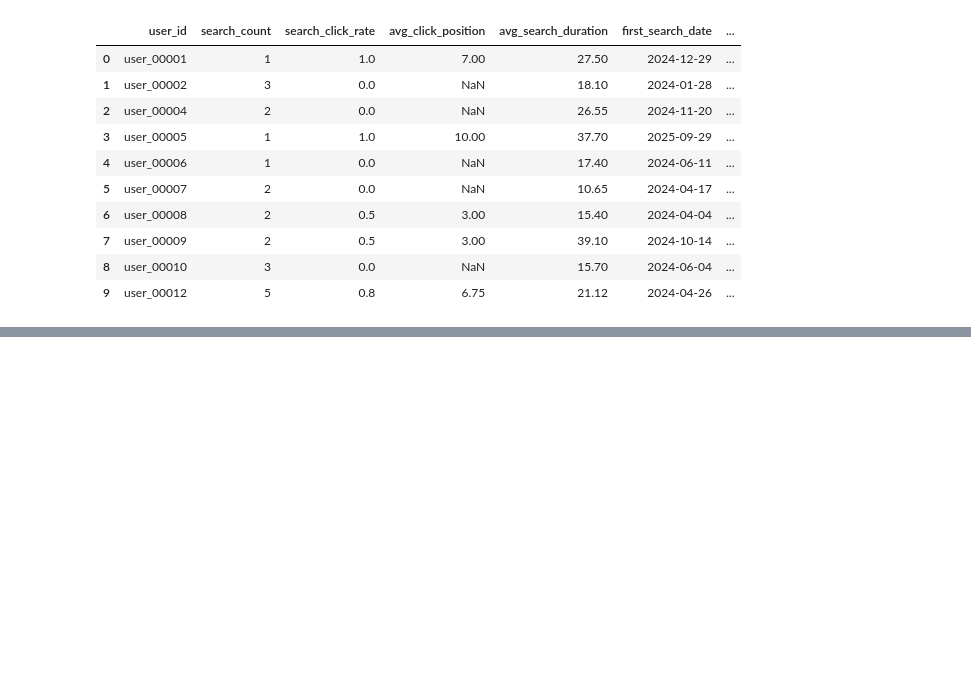
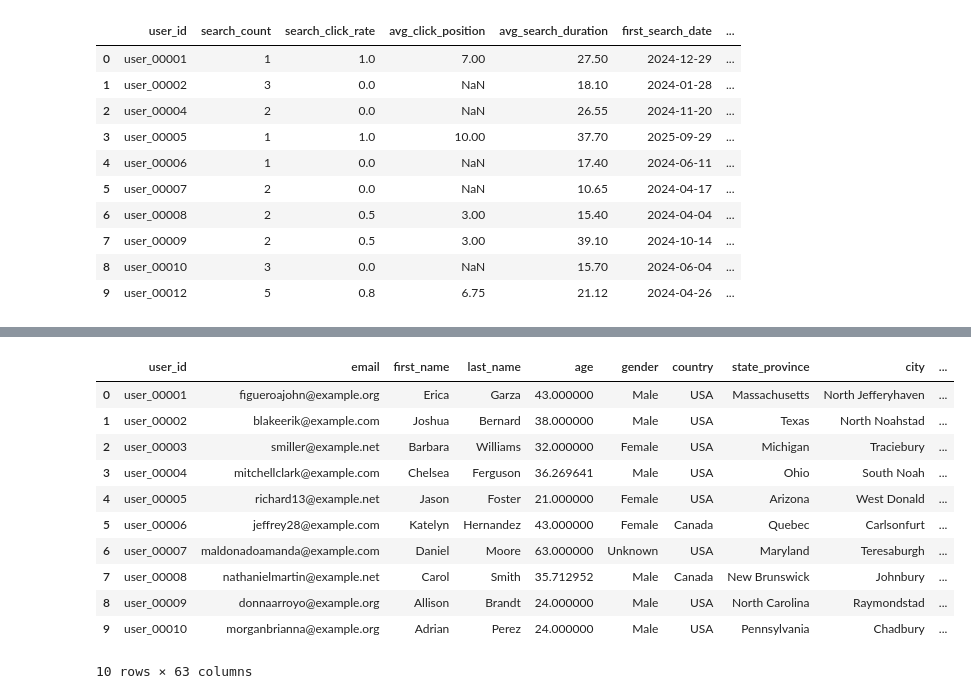
Before and after one commit to abdonkath/telco-churn-predictor, a Jupyter notebook: data_merge.ipynb, the cells around one changed output, grey strips where cells are left out. Cells and saved outputs as stored; diff of their text form; code cells hidden in the pictures; blank space fills up the shorter version.

```diff
--- a/data_merge.ipynb
+++ b/data_merge.ipynb
@@ -219,0 +222,10 @@ search_features.head(10)
+# %%
+users['created_at'] = pd.to_datetime(users['created_at'])
+users['subscription_start_date'] = pd.to_datetime(users['subscription_start_date'])
+# %%
+users['tenure_days'] = (reference_date - users['created_at']).dt.days + 1
+# %%
+df = users.merge(watch_features, on='user_id', how='left')
+df = df.merge(review_features, on='user_id', how='left')
+df = df.merge(rec_features, on='user_id', how='left')
+df = df.merge(search_features, on='user_id', how='left')
@@ -219,0 +245,15 @@ search_features.head(10)
+# %%
+df.head(10)
+# %% [output]
+|  | user_id | email | first_name | last_name | age | gender | country | state_province | city | ... |
+| 0 | user_00001 | figueroajohn@example.org | Erica | Garza | 43.000000 | Male | USA | Massachusetts | North Jefferyhaven | ... |
+| 1 | user_00002 | blakeerik@example.com | Joshua | Bernard | 38.000000 | Male | USA | Texas | North Noahstad | ... |
+| 2 | user_00003 | smiller@example.net | Barbara | Williams | 32.000000 | Female | USA | Michigan | Traciebury | ... |
+| 3 | user_00004 | mitchellclark@example.com | Chelsea | Ferguson | 36.269641 | Male | USA | Ohio | South Noah | ... |
+| 4 | user_00005 | richard13@example.net | Jason | Foster | 21.000000 | Female | USA | Arizona | West Donald | ... |
+| 5 | user_00006 | jeffrey28@example.com | Katelyn | Hernandez | 43.000000 | Female | Canada | Quebec | Carlsonfurt | ... |
+| 6 | user_00007 | maldonadoamanda@example.com | Daniel | Moore | 63.000000 | Unknown | USA | Maryland | Teresaburgh | ... |
+| 7 | user_00008 | nathanielmartin@example.net | Carol | Smith | 35.712952 | Male | Canada | New Brunswick | Johnbury | ... |
+| 8 | user_00009 | donnaarroyo@example.org | Allison | Brandt | 24.000000 | Male | USA | North Carolina | Raymondstad | ... |
+| 9 | user_00010 | morganbrianna@example.org | Adrian | Perez | 24.000000 | Male | USA | Pennsylvania | Chadbury | ... |
+10 rows × 63 columns
```
Also changed, not shown: parts of 8 cells of this notebook, 1 other file.
